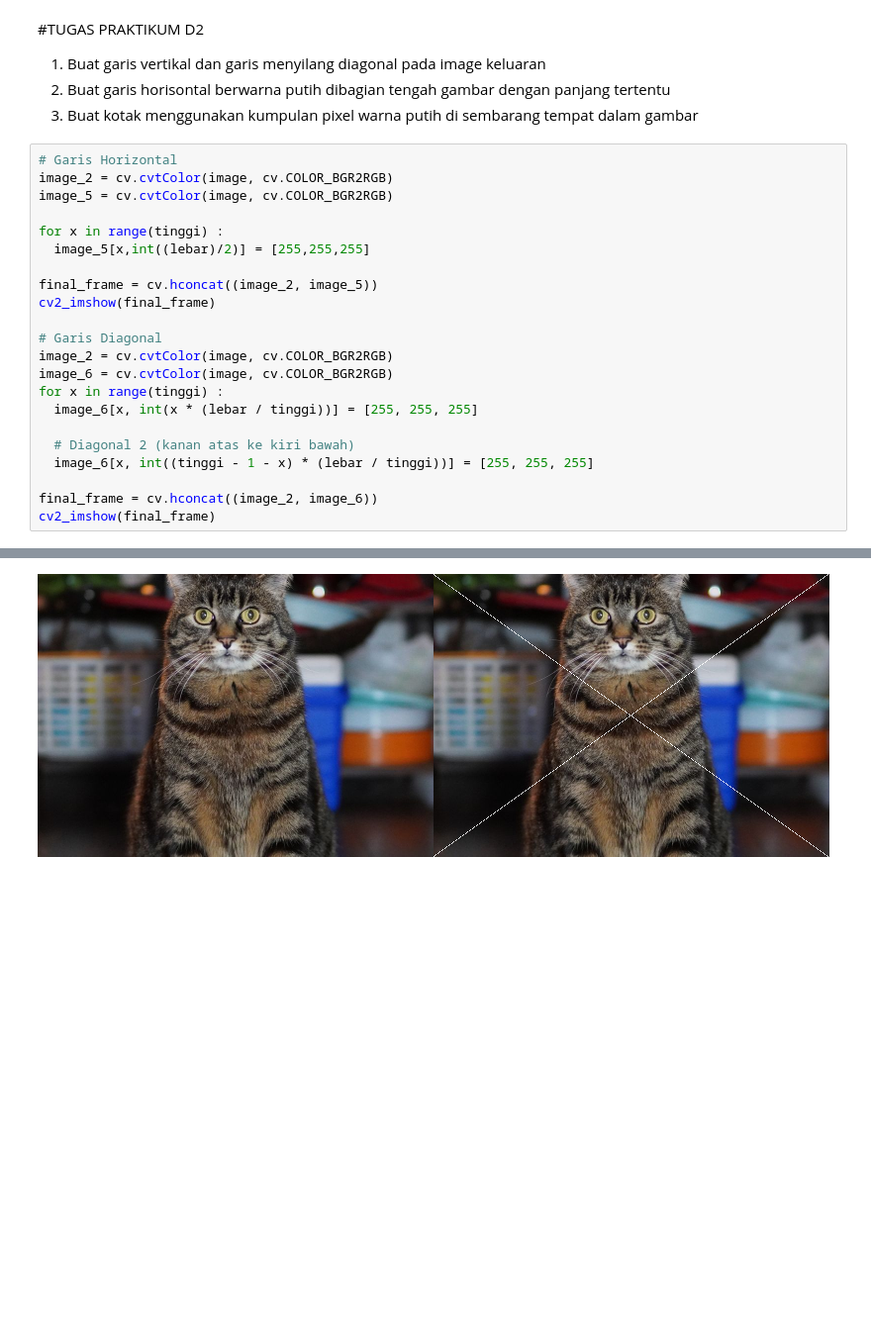
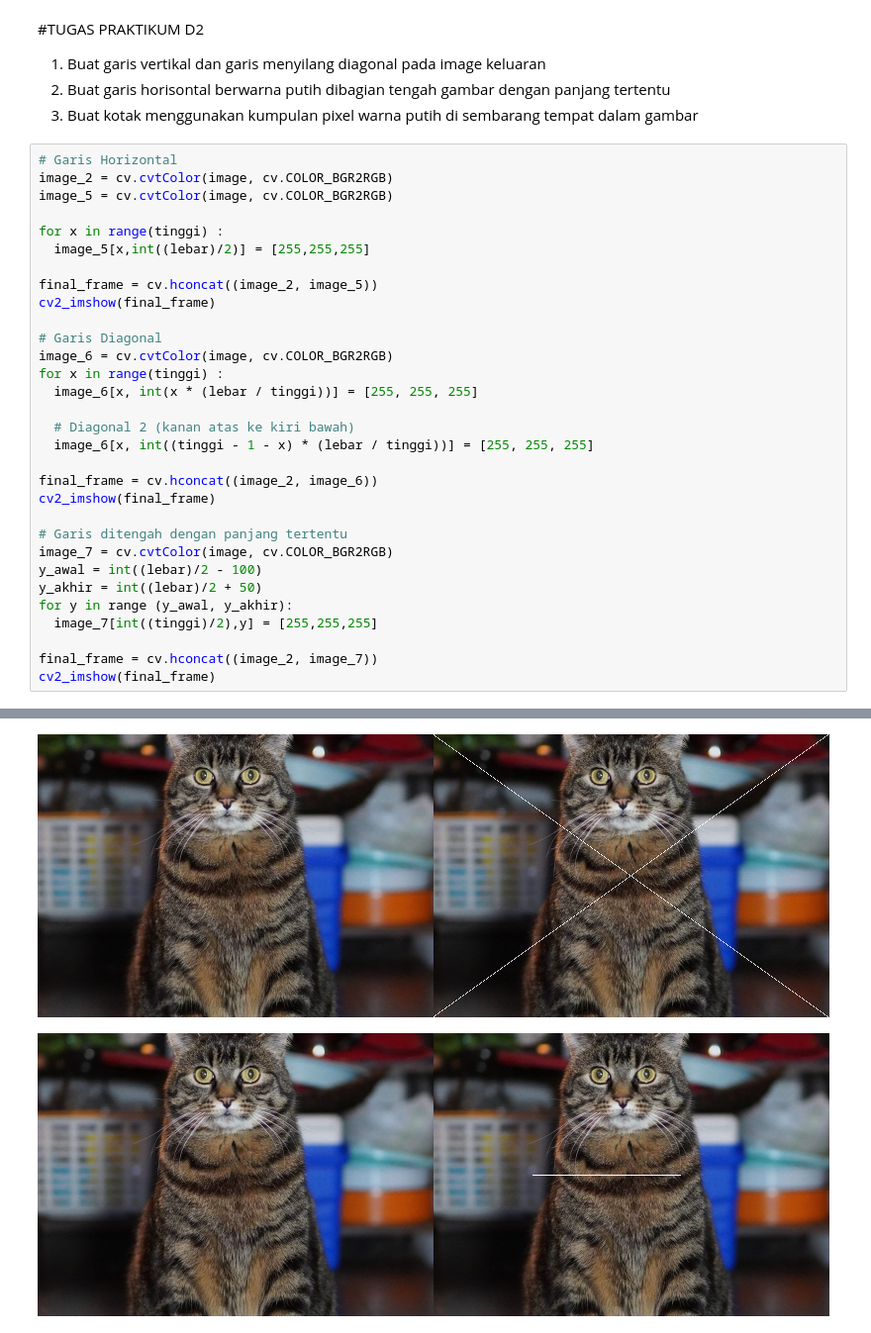
Before and after one commit to rzjuliannofficial/PCVK_18_Julian, a Jupyter notebook: PCVK26_18_Julian.ipynb, the cells around one changed output, grey strips where cells are left out. Shown at 99% size. Drawn from its saved outputs; the diff is of its cells as text; blank space fills up the shorter version.

```diff
--- a/PCVK26_18_Julian.ipynb
+++ b/PCVK26_18_Julian.ipynb
@@ -135,25 +135,35 @@ panjang tertentu
 # %%
 # Garis Horizontal
 image_2 = cv.cvtColor(image, cv.COLOR_BGR2RGB)
 image_5 = cv.cvtColor(image, cv.COLOR_BGR2RGB)
 
 for x in range(tinggi) :
   image_5[x,int((lebar)/2)] = [255,255,255]
 
 final_frame = cv.hconcat((image_2, image_5))
 cv2_imshow(final_frame)
 
 # Garis Diagonal
-image_2 = cv.cvtColor(image, cv.COLOR_BGR2RGB)
 image_6 = cv.cvtColor(image, cv.COLOR_BGR2RGB)
 for x in range(tinggi) :
   image_6[x, int(x * (lebar / tinggi))] = [255, 255, 255]
 
   # Diagonal 2 (kanan atas ke kiri bawah)
   image_6[x, int((tinggi - 1 - x) * (lebar / tinggi))] = [255, 255, 255]
 
 final_frame = cv.hconcat((image_2, image_6))
 cv2_imshow(final_frame)
+
+# Garis ditengah dengan panjang tertentu
+image_7 = cv.cvtColor(image, cv.COLOR_BGR2RGB)
+y_awal = int((lebar)/2 - 100)
+y_akhir = int((lebar)/2 + 50)
+for y in range (y_awal, y_akhir):
+  image_7[int((tinggi)/2),y] = [255,255,255]
+
+final_frame = cv.hconcat((image_2, image_7))
+cv2_imshow(final_frame)
 # %% [output]
 [figure]
 [figure]
+[figure, added]
```
